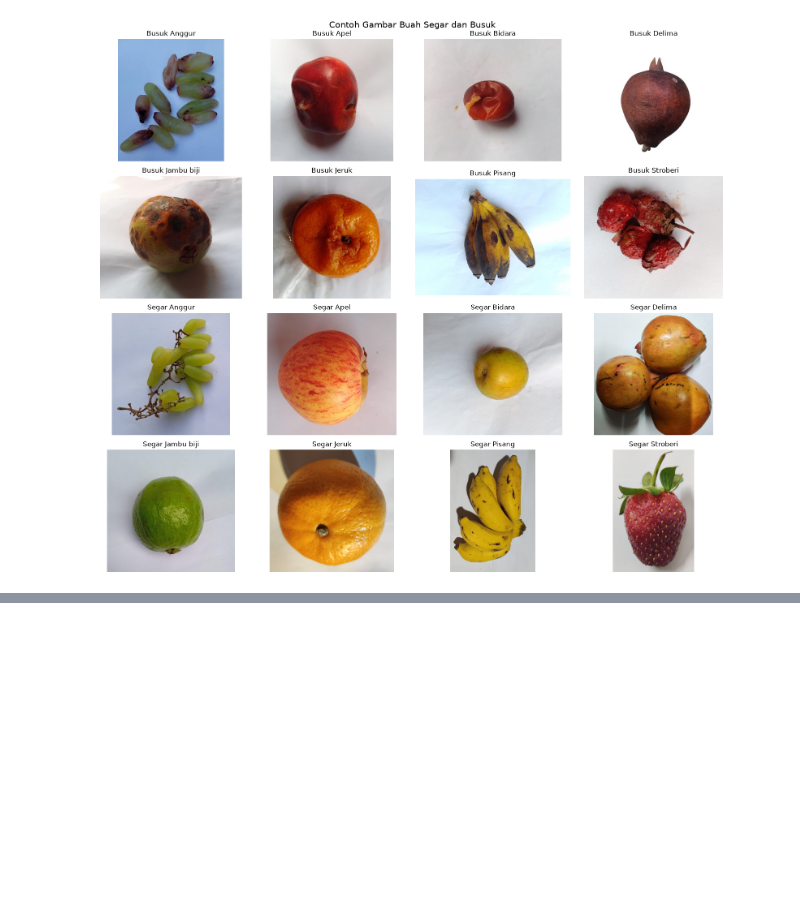
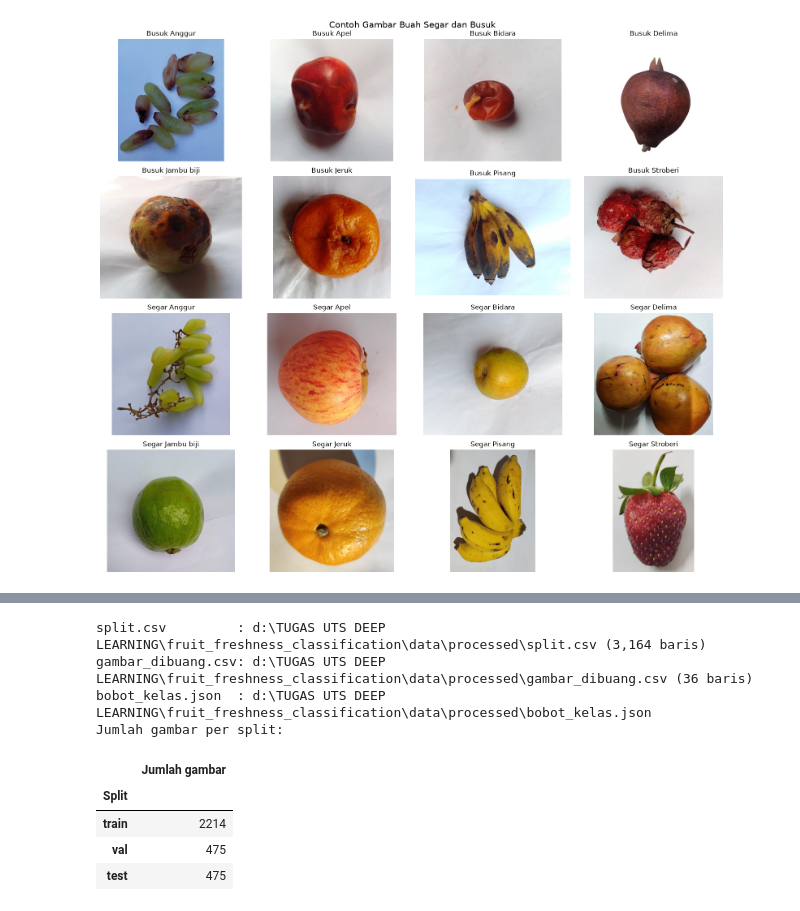
Before and after one commit to carlos1739/fruit_freshness_classification, a Jupyter notebook: notebooks/proyek1.ipynb, the cells around one changed output, grey strips where cells are left out. Drawn from its saved outputs; the diff is of its cells as text; code cells hidden in the pictures; blank space fills up the shorter version.

```diff
--- a/notebooks/proyek1.ipynb
+++ b/notebooks/proyek1.ipynb
@@ -332,0 +655,48 @@ plt.show()
+# %%
+data_simpan = data_split.copy()
+data_simpan["lokasi"] = data_simpan["lokasi"].map(
+    lambda jalur: Path(jalur).relative_to(FOLDER_PROYEK).as_posix()
+)
+data_simpan = data_simpan[
+    ["lokasi", "kelas_asli", "status", "buah", "kelas", "label", "split", "md5"]
+]
+
+lokasi_split_csv = FOLDER_DATA_OLAHAN / "split.csv"
+lokasi_log_dibuang = FOLDER_DATA_OLAHAN / "gambar_dibuang.csv"
+lokasi_bobot = FOLDER_DATA_OLAHAN / "bobot_kelas.json"
+
+data_simpan.to_csv(lokasi_split_csv, index=False)
+
+log_simpan = log_dibuang.copy()
+log_simpan["lokasi"] = log_simpan["lokasi"].map(
+    lambda jalur: Path(jalur).relative_to(FOLDER_PROYEK).as_posix()
+)
+log_simpan.to_csv(lokasi_log_dibuang, index=False)
+
+with open(lokasi_bobot, "w", encoding="utf-8") as berkas:
+    json.dump(
+        {"indeks_kelas": indeks_kelas, "bobot_kelas": {str(k): v for k, v in bobot_kelas.items()}},
+        berkas, ensure_ascii=False, indent=2,
+    )
+
+# Baca ulang untuk memastikan file tersimpan dengan benar
+cek = pd.read_csv(lokasi_split_csv)
+assert len(cek) == len(data_split), "Jumlah baris split.csv tidak sesuai"
+assert set(cek["split"]) == set(urutan_split), "Nama split pada split.csv tidak sesuai"
+assert all((FOLDER_PROYEK / jalur).is_file() for jalur in cek["lokasi"]), "Ada jalur gambar yang tidak ditemukan"
+
+print(f"split.csv         : {lokasi_split_csv} ({len(cek):,} baris)")
+print(f"gambar_dibuang.csv: {lokasi_log_dibuang} ({len(log_simpan):,} baris)")
+print(f"bobot_kelas.json  : {lokasi_bobot}")
+print("Jumlah gambar per split:")
+display(cek["split"].value_counts().reindex(urutan_split).rename_axis("Split").to_frame("Jumlah gambar"))
+# %% [output]
+split.csv         : d:\TUGAS UTS DEEP LEARNING\fruit_freshness_classification\data\processed\split.csv (3,164 baris)
+gambar_dibuang.csv: d:\TUGAS UTS DEEP LEARNING\fruit_freshness_classification\data\processed\gambar_dibuang.csv (36 baris)
+bobot_kelas.json  : d:\TUGAS UTS DEEP LEARNING\fruit_freshness_classification\data\processed\bobot_kelas.json
+Jumlah gambar per split:
+|  | Jumlah gambar |
+| Split |  |
+| train | 2214 |
+| val | 475 |
+| test | 475 |
```
Also changed, not shown: parts of 17 cells of this notebook, 4 other files.
